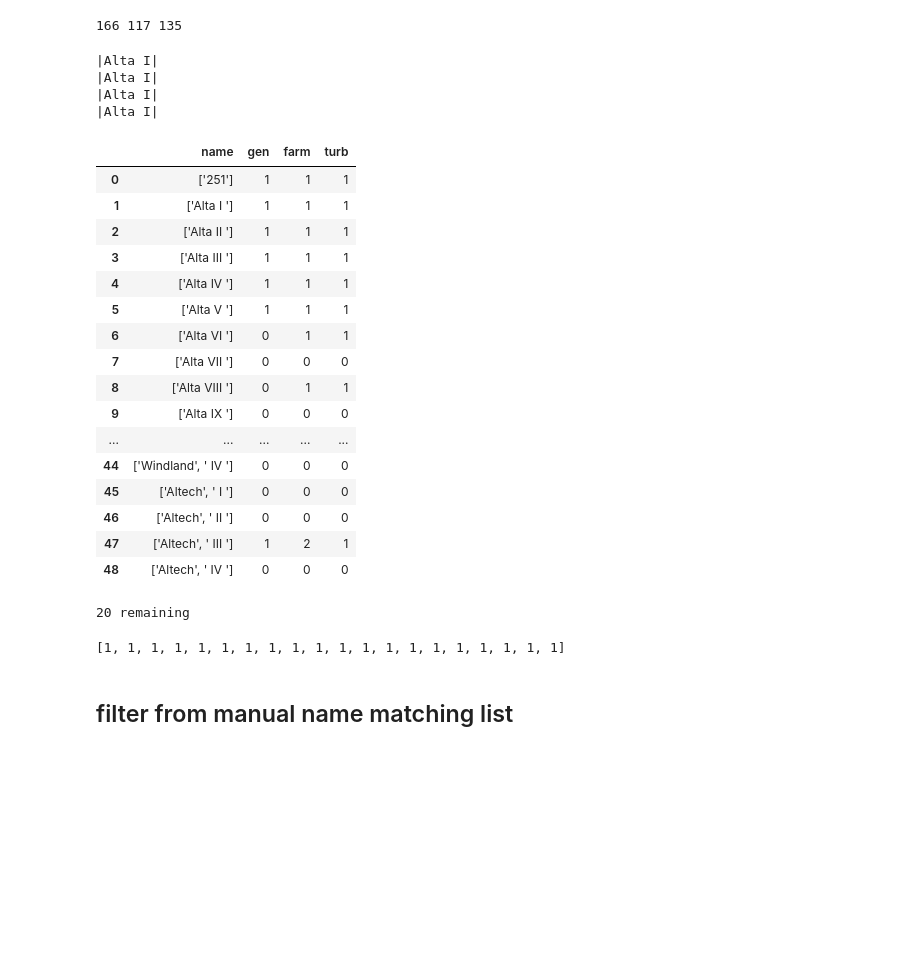
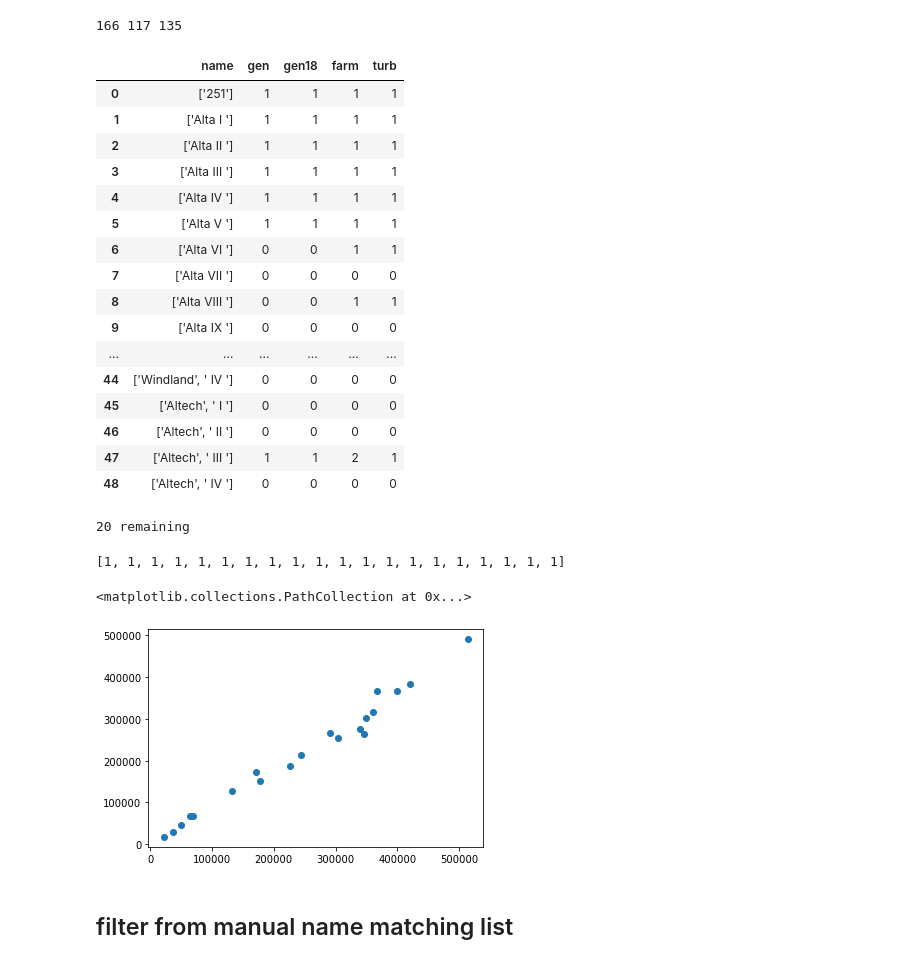
Before and after one commit to akuczala/windsite, a Jupyter notebook: power-vs-wind.ipynb, the cells around one changed output. Saved outputs shown, nothing was run; the diff lists cells and outputs as text; code cells hidden in the pictures; blank space fills up the shorter version.

```diff
--- a/power-vs-wind.ipynb
+++ b/power-vs-wind.ipynb
@@ -147,6 +166,7 @@ def check_names(df_names,names):
     return [np.count_nonzero(vec_all_str_in(df_names,name)) for name in names]
 #make sure 'names' specifies unique names in each df (should print list of 1s)
 gen_check = check_names(gen_df['Plant Name'].unique(),names)
+gen18_check = check_names(gen18_df['Plant Name'].unique(),names)
 farm_check = check_names(farm_df['Facility Name'].unique(),names)
 turb_check = check_names(ca_turb_df['p_name'].unique(),names)
 
@@ -161,7 +181,7 @@ def flag_colors(val):
             color = 'orange'
     return 'color: %s' % color
 display(
-    pd.DataFrame({'name' : names,'gen' : gen_check, 'farm' : farm_check, 'turb' : turb_check})\
+    pd.DataFrame({'name' : names,'gen' : gen_check,'gen18' : gen18_check, 'farm' : farm_check, 'turb' : turb_check})\
     .style.applymap(flag_colors)
 )
 # for check in (gen_check,farm_check,turb_check):
@@ -169,37 +189,38 @@ display(
 valid_names = [name for name,gc,fc in zip(names,gen_check,farm_check) if (gc==1 and fc==1)]
 print(len(valid_names),'remaining')
 # %% [output]
+|  | name | gen | gen18 | farm | turb |
+| 0 | ['251'] | 1 | 1 | 1 | 1 |
+| 1 | ['Alta I '] | 1 | 1 | 1 | 1 |
+| 2 | ['Alta II '] | 1 | 1 | 1 | 1 |
+| 3 | ['Alta III '] | 1 | 1 | 1 | 1 |
+| 4 | ['Alta IV '] | 1 | 1 | 1 | 1 |
+| 5 | ['Alta V '] | 1 | 1 | 1 | 1 |
+| 6 | ['Alta VI '] | 0 | 0 | 1 | 1 |
+| 7 | ['Alta VII '] | 0 | 0 | 0 | 0 |
+| 8 | ['Alta VIII '] | 0 | 0 | 1 | 1 |
+| 9 | ['Alta IX '] | 0 | 0 | 0 | 0 |
+| ... | ... | ... | ... | ... | ... |
+| 44 | ['Windland', ' IV '] | 0 | 0 | 0 | 0 |
+| 45 | ['Altech', ' I '] | 0 | 0 | 0 | 0 |
+| 46 | ['Altech', ' II '] | 0 | 0 | 0 | 0 |
+| 47 | ['Altech', ' III '] | 1 | 1 | 2 | 1 |
+| 48 | ['Altech', ' IV '] | 0 | 0 | 0 | 0 |
-|Alta I|
-|Alta I|
-|Alta I|
-|Alta I|
+20 remaining
-|  | name | gen | farm | turb |
-| 0 | ['251'] | 1 | 1 | 1 |
-| 1 | ['Alta I '] | 1 | 1 | 1 |
-| 2 | ['Alta II '] | 1 | 1 | 1 |
-| 3 | ['Alta III '] | 1 | 1 | 1 |
-| 4 | ['Alta IV '] | 1 | 1 | 1 |
-| 5 | ['Alta V '] | 1 | 1 | 1 |
-| 6 | ['Alta VI '] | 0 | 1 | 1 |
-| 7 | ['Alta VII '] | 0 | 0 | 0 |
-| 8 | ['Alta VIII '] | 0 | 1 | 1 |
-| 9 | ['Alta IX '] | 0 | 0 | 0 |
-| ... | ... | ... | ... | ... |
-| 44 | ['Windland', ' IV '] | 0 | 0 | 0 |
-| 45 | ['Altech', ' I '] | 0 | 0 | 0 |
-| 46 | ['Altech', ' II '] | 0 | 0 | 0 |
-| 47 | ['Altech', ' III '] | 1 | 2 | 1 |
-| 48 | ['Altech', ' IV '] | 0 | 0 | 0 |
-20 remaining
 # %%
 check_names(gen_df['Plant Name'].unique(),valid_names)
 # %% [output]
 [1, 1, 1, 1, 1, 1, 1, 1, 1, 1, 1, 1, 1, 1, 1, 1, 1, 1, 1, 1]
 # %%
 #filter out plants of interest
-select_gen_df, select_farm_df, select_turb_df = \
+select_gen_df, select_gen18_df, select_farm_df, select_turb_df = \
 [pd.concat([df[vec_all_str_in(df[fname],name)] for name in valid_names],axis=0).reset_index()
-                 for df, fname in zip([gen_df,farm_df,ca_turb_df],['Plant Name','Facility Name','p_name'])]
+                 for df, fname in zip([gen_df,gen18_df,farm_df,ca_turb_df],['Plant Name','Plant Name','Facility Name','p_name'])]
+# %%
+plt.scatter(select_gen18_df['Gross MWh'],select_gen_df['Gross MWh'])
+# %% [output]
+<matplotlib.collections.PathCollection at 0x...>
+[figure, added]
 # %% [markdown]
 ## filter from manual name matching list
 # %%
```
Also changed, not shown: parts of 29 cells of this notebook, 10 other files.
